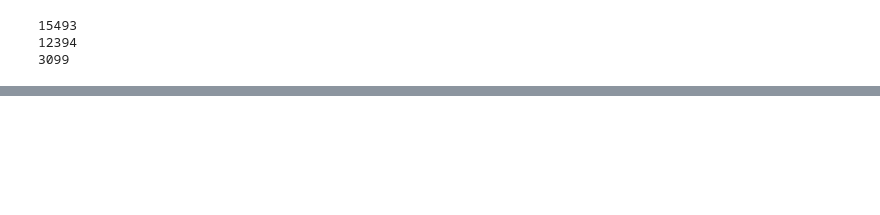
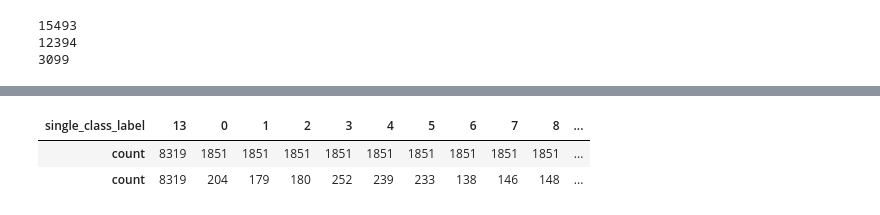
Before and after one commit to jiayan-li/keyword-spotting, a Jupyter notebook: DNN.ipynb, the cells around one changed output, grey strips where cells are left out. Cells and saved outputs as stored; diff of their text form; code cells hidden in the pictures; blank space fills up the shorter version.

```diff
--- a/DNN.ipynb
+++ b/DNN.ipynb
@@ -85,10 +172,13 @@ print(df_train['label'].apply(lambda x: any(elem > 0 for elem in x[:12])).value_
 # %%
-print(df_train['single_class_label'].value_counts())
 
-# Step 1: Sample from df_filtered such that
+display(pd.DataFrame([df_train['single_class_label'].value_counts(),df_train_pre['single_class_label'].value_counts()]))
 
 #Questions:
 #1- MFCC's that correspond to the same phoneme are closer in the feature space.
 #   Should we take advantage of this while oversampling? (e.g. taking convex combination of two observations.)
+# %% [output]
+| single_class_label | 13 | 0 | 1 | 2 | 3 | 4 | 5 | 6 | 7 | 8 | ... |
+| count | 8319 | 1851 | 1851 | 1851 | 1851 | 1851 | 1851 | 1851 | 1851 | 1851 | ... |
+| count | 8319 | 204 | 179 | 180 | 252 | 239 | 233 | 138 | 146 | 148 | ... |
 # %%
 load('processed_data/train_test_dataset_never.joblib')['test']
```
Also changed, not shown: parts of 18 cells of this notebook, 1 other file.
